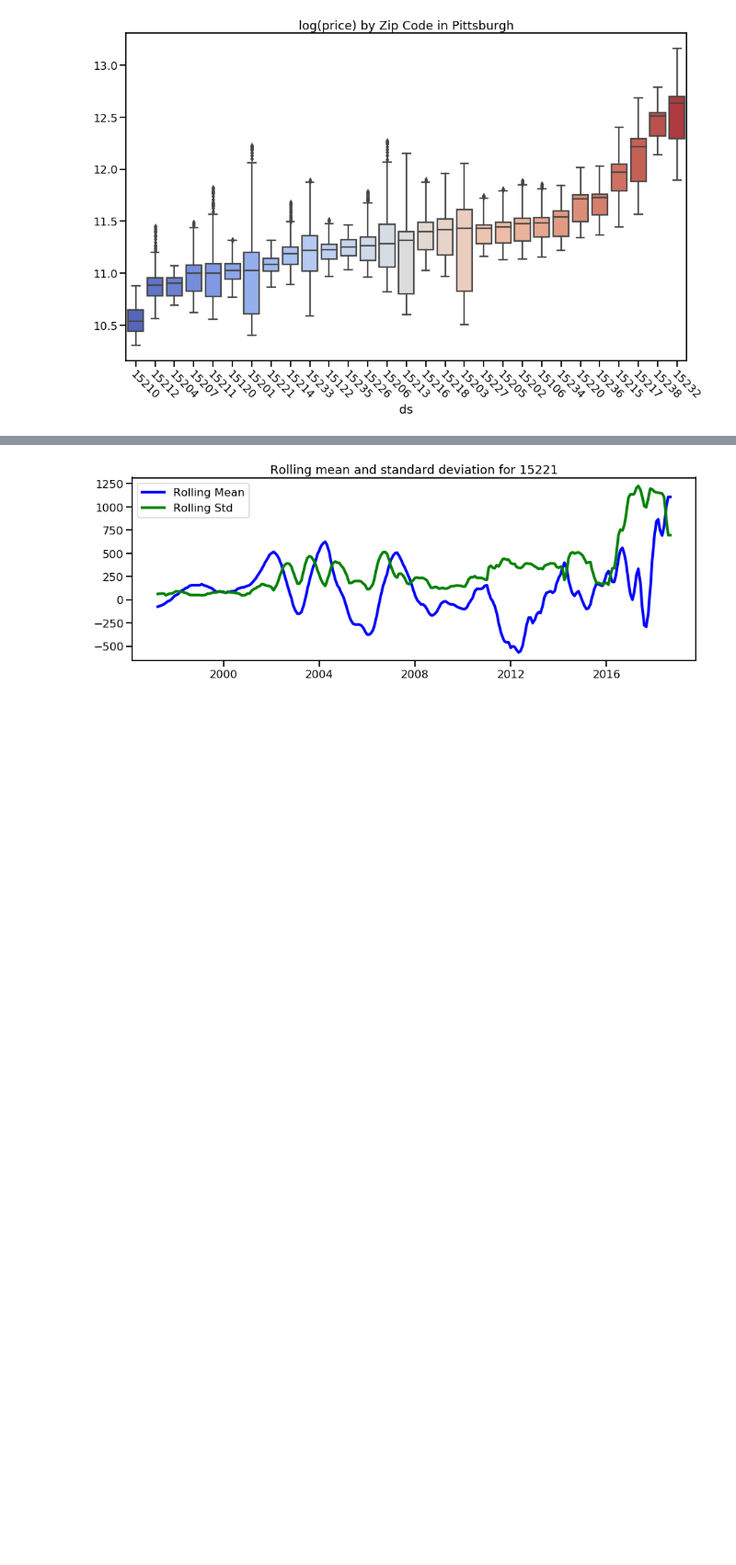
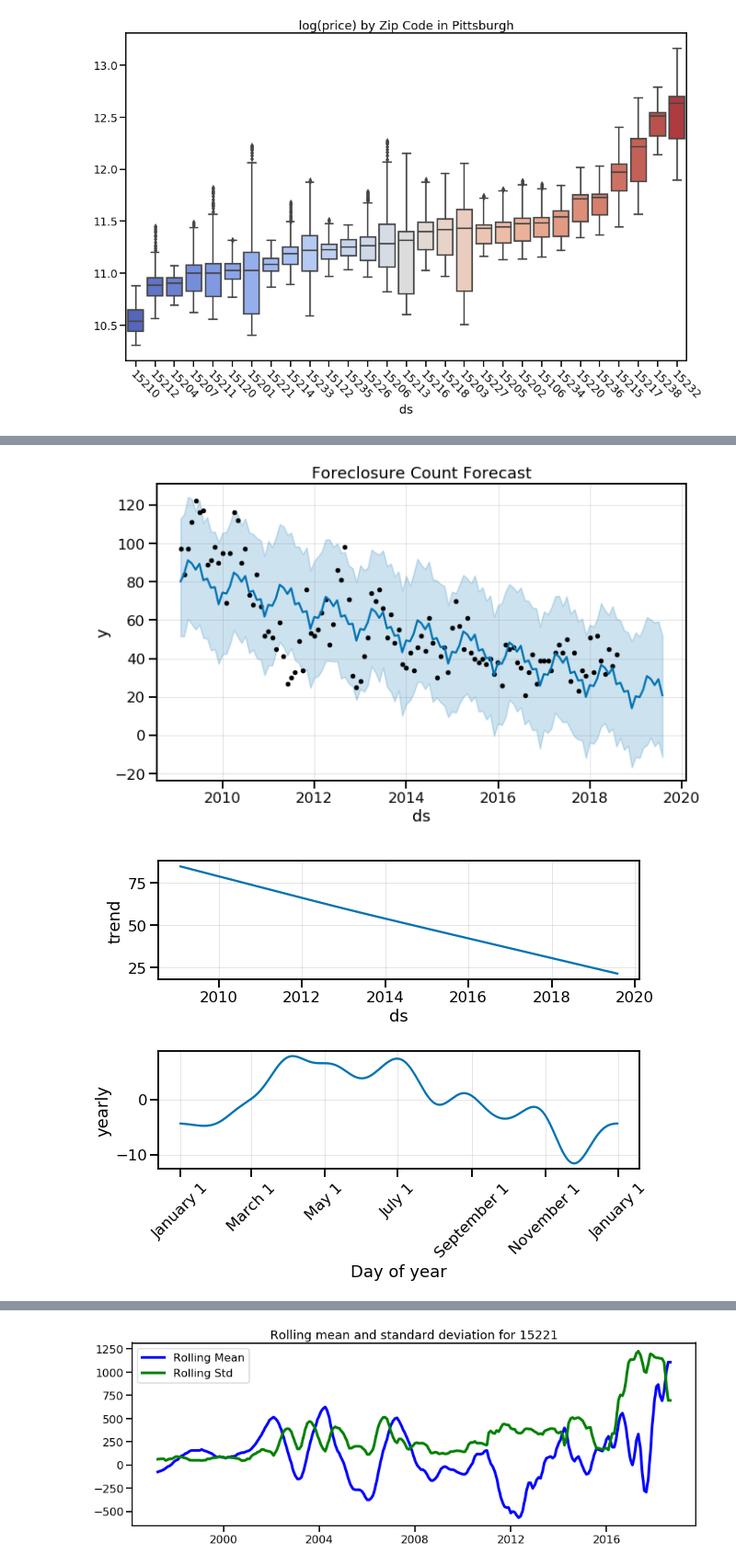
Before and after one commit to oxenfree/Pittsburgh-Real-Estate-Data-Analysis, a Jupyter notebook: main.ipynb, the cells around one changed output, grey strips where cells are left out. Shown at 92% size. Saved outputs shown, nothing was run; the diff lists cells and outputs as text; code cells hidden in the pictures; blank space fills up the shorter version.

```diff
--- a/main.ipynb
+++ b/main.ipynb
@@ -192,0 +241,25 @@ plt.show()
+# %%
+fore_pitts.filing_date = fore_pitts.filing_date.astype('datetime64[ns]')
+fore_proph = fore_pitts
+fore_proph.index = fore_proph['filing_date']
+fore_proph = fore_proph.drop(['PARID', 'municipality', 'zip', 'filing_date'], axis=1)
+del fore_proph.index.name
+fore_count = fore_proph.resample('M').count()
+fore_count['ds'] = fore_count.index
+fore_count = fore_count.rename(index=str, columns={'amount':'y'})
+fore_mean = fore_proph.resample('M').mean()
+fore_mean['ds'] = fore_mean.index
+fore_mean = fore_mean.rename(index=str, columns={'amount':'y'})
+names = ["Foreclosure Count Forecast", "Average Foreclosure Amount Forecast"]
+for i, df in enumerate([fore_count, fore_mean]):
+    model = Prophet(interval_width=0.95, weekly_seasonality=False, daily_seasonality=False)
+    model.fit(df)
+    pred_dates = model.make_future_dataframe(periods=12, freq='M')
+    pred = model.predict(pred_dates)
+    model.plot(pred, uncertainty=True)
+    plt.title(names[i])
+    model.plot_components(pred)
+    plt.xticks(rotation=45)
+# %% [output]
+[figure, added]
+[figure, added]
```
Also changed, not shown: parts of 29 cells of this notebook, 1 other file.
